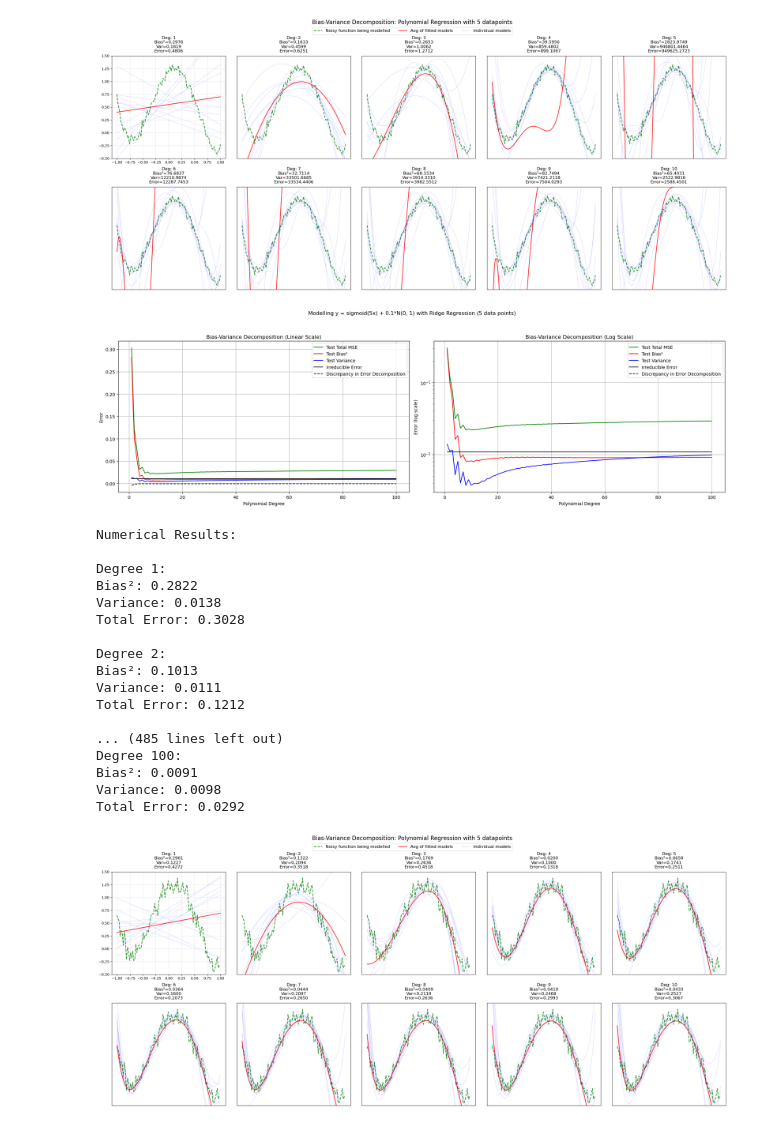
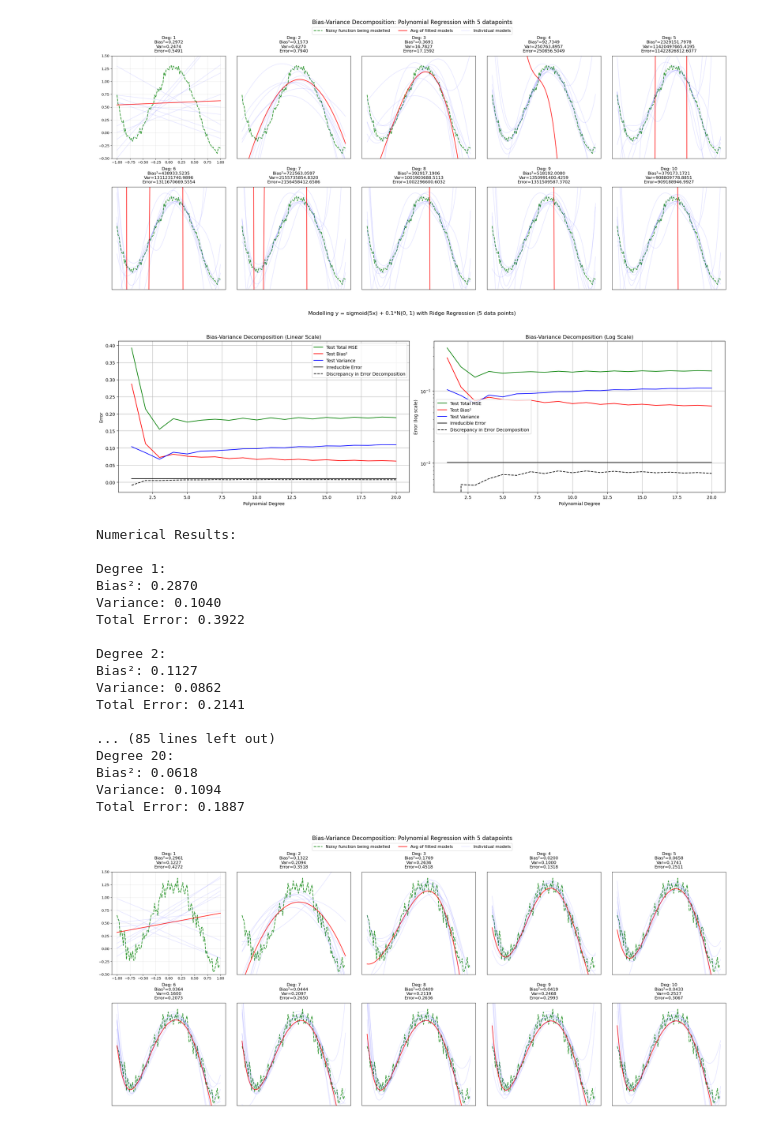
Before and after one commit to julianrdcosta/double-descent, a Jupyter notebook: bias-variance-poly.ipynb, the cells around one changed output. Drawn from its saved outputs; the diff is of its cells as text; code cells hidden in the pictures.

```diff
--- a/bias-variance-poly.ipynb
+++ b/bias-variance-poly.ipynb
@@ -148,7 +148,7 @@ def func(x):
 
 # Constants
 n_points = 6
-n_trials = 30
+n_trials = 300
 n_test = 100
 noise_level = 0.05
 degrees = range(1, 11)
@@ -277,7 +277,7 @@ plt.tight_layout()
 plt.subplots_adjust(top=0.85, wspace=0.1)  # Reduced wspace since we removed most tick labels
 plt.show()
 # %% [output]
-[figure, old version]
+[figure, new version]
 # %%
 import numpy as np
 import matplotlib.pyplot as plt
@@ -290,11 +290,11 @@ def func(x):
     return 0.5*x**5 + 3*x**4 - 2*x**3 + -4*x**2 + x + 1.2
 
 # Constants
-n_points = 50
-n_trials = 30
-n_test = 1000
+n_points = 10
+n_trials = 300
+n_test = 100
 noise_level = 0.1
-degrees = range(1, 101)
+degrees = range(1, 21)
 lambda_param = 0.1  # Ridge regression parameter
 
 # Generate 30 sets of 5 training points
@@ -389,51 +389,51 @@ plt.title('Bias-Variance Decomposition (Linear Scale)')
 plt.legend()
 plt.grid(True)
 
 # Log scale subplot
 plt.subplot(122)
 plt.semilogy(degrees, test_mse, 'g-', label='Test Total MSE')
 plt.semilogy(degrees, test_bias, 'r-', label='Test Bias²')
 plt.semilogy(degrees, test_variance, 'b-', label='Test Variance')
 plt.semilogy(degrees, test_noise, 'k-', label='Irreducible Error')
 plt.semilogy(degrees, test_mse - test_noise - test_bias - test_variance, 'k--',
             label='Discrepancy in Error Decomposition')
 
 plt.xlabel('Polynomial Degree')
 plt.ylabel('Error (log scale)')
 plt.title('Bias-Variance Decomposition (Log Scale)')
 plt.legend()
 plt.grid(True)
 
 plt.suptitle('Modelling y = sigmoid(5x) + 0.1*N(0, 1) with Ridge Regression (5 data points)', y=1.05)
 plt.tight_layout()
 plt.show()
 
 print("\nNumerical Results:")
 for degree in degrees:
     idx = degree - 1
     print(f"\nDegree {degree}:")
     print(f"Bias²: {test_bias[idx]:.4f}")
     print(f"Variance: {test_variance[idx]:.4f}")
     print(f"Total Error: {(test_mse[idx]):.4f}")
 # %% [output]
-[figure, old version]
+[figure, new version]
 Numerical Results:
 
 Degree 1:
-Bias²: 0.2822
-Variance: 0.0138
-Total Error: 0.3028
+Bias²: 0.2870
+Variance: 0.1040
+Total Error: 0.3922
 
 Degree 2:
-Bias²: 0.1013
-Variance: 0.0111
-Total Error: 0.1212
+Bias²: 0.1127
+Variance: 0.0862
+Total Error: 0.2141
 
-... (485 lines left out)
-Degree 100:
-Bias²: 0.0091
-Variance: 0.0098
-Total Error: 0.0292
+... (85 lines left out)
+Degree 20:
+Bias²: 0.0618
+Variance: 0.1094
+Total Error: 0.1887
 # %%
 import numpy as np
 import matplotlib.pyplot as plt
```
Also changed, not shown: parts of 1 cell of this notebook.
